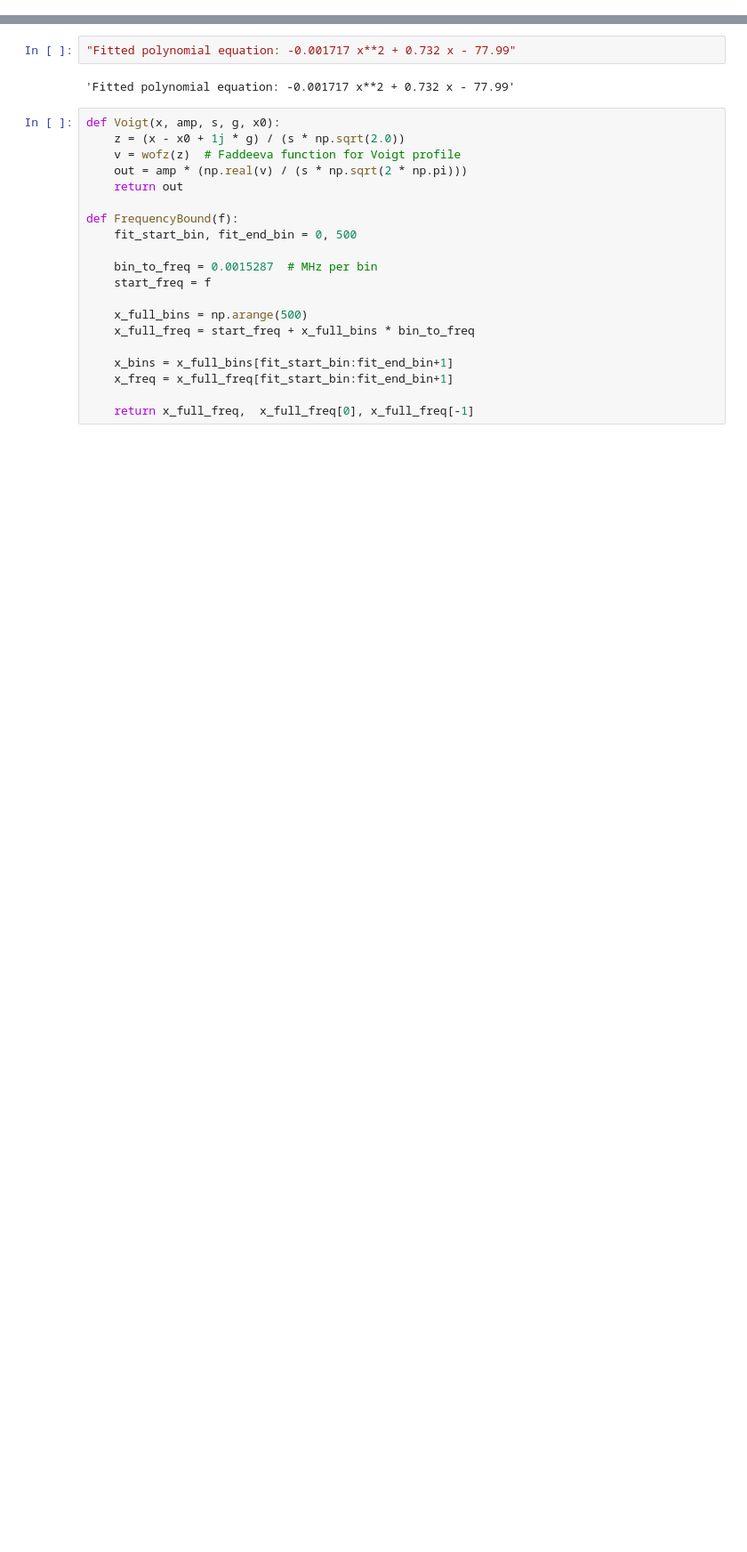
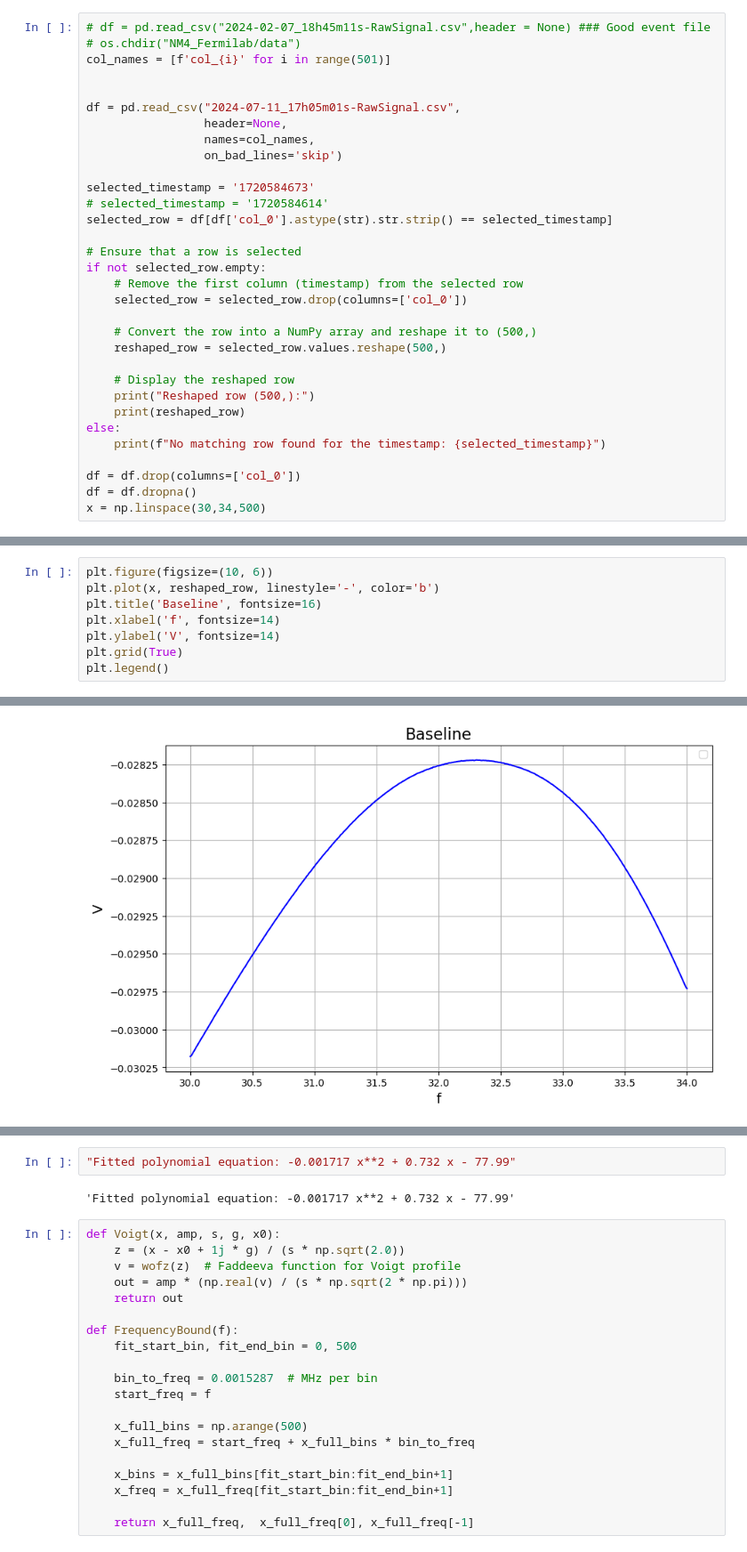
Before and after one commit to uva-spin/ANN-NMR, a Jupyter notebook: NM4_Fermilab/data/Data_Viewer.ipynb, the cells around one changed output, grey strips where cells are left out. Shown at 89% size. Drawn from its saved outputs; the diff is of its cells as text; blank space fills up the shorter version.

```diff
--- a/NM4_Fermilab/data/Data_Viewer.ipynb
+++ b/NM4_Fermilab/data/Data_Viewer.ipynb
@@ -28,0 +28,32 @@ plt.legend()
+# %%
+# df = pd.read_csv("2024-02-07_18h45m11s-RawSignal.csv",header = None) ### Good event file
+# os.chdir("NM4_Fermilab/data")
+col_names = [f'col_{i}' for i in range(501)]
+
+
+df = pd.read_csv("2024-07-11_17h05m01s-RawSignal.csv",
+                 header=None,
+                 names=col_names,
+                 on_bad_lines='skip')
+
+selected_timestamp = '1720584673'
+# selected_timestamp = '1720584614'
+selected_row = df[df['col_0'].astype(str).str.strip() == selected_timestamp]
+
+# Ensure that a row is selected
+if not selected_row.empty:
+    # Remove the first column (timestamp) from the selected row
+    selected_row = selected_row.drop(columns=['col_0'])
+
+    # Convert the row into a NumPy array and reshape it to (500,)
+    reshaped_row = selected_row.values.reshape(500,)
+
+    # Display the reshaped row
+    print("Reshaped row (500,):")
+    print(reshaped_row)
+else:
+    print(f"No matching row found for the timestamp: {selected_timestamp}")
+
+df = df.drop(columns=['col_0'])
+df = df.dropna()
+x = np.linspace(30,34,500)
@@ -28,0 +78,9 @@ plt.legend()
+# %%
+plt.figure(figsize=(10, 6))
+plt.plot(x, reshaped_row, linestyle='-', color='b')
+plt.title('Baseline', fontsize=16)
+plt.xlabel('f', fontsize=14)
+plt.ylabel('V', fontsize=14)
+plt.grid(True)
+plt.legend()
+# %% [output]
@@ -28,0 +89 @@ plt.legend()
+[figure, added]
```
Also changed, not shown: parts of 11 cells of this notebook, 1 other file.
